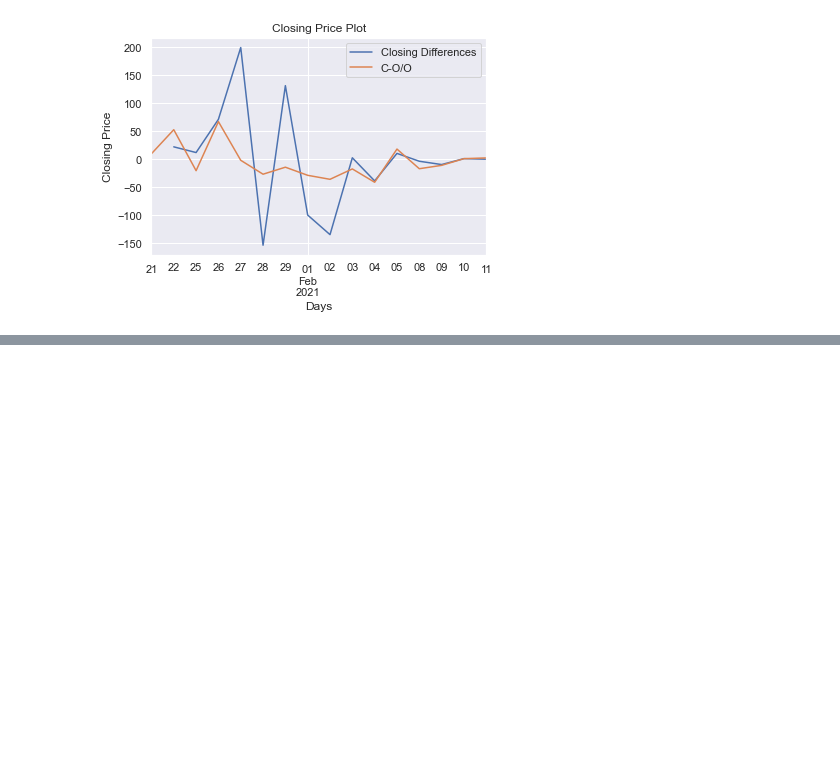
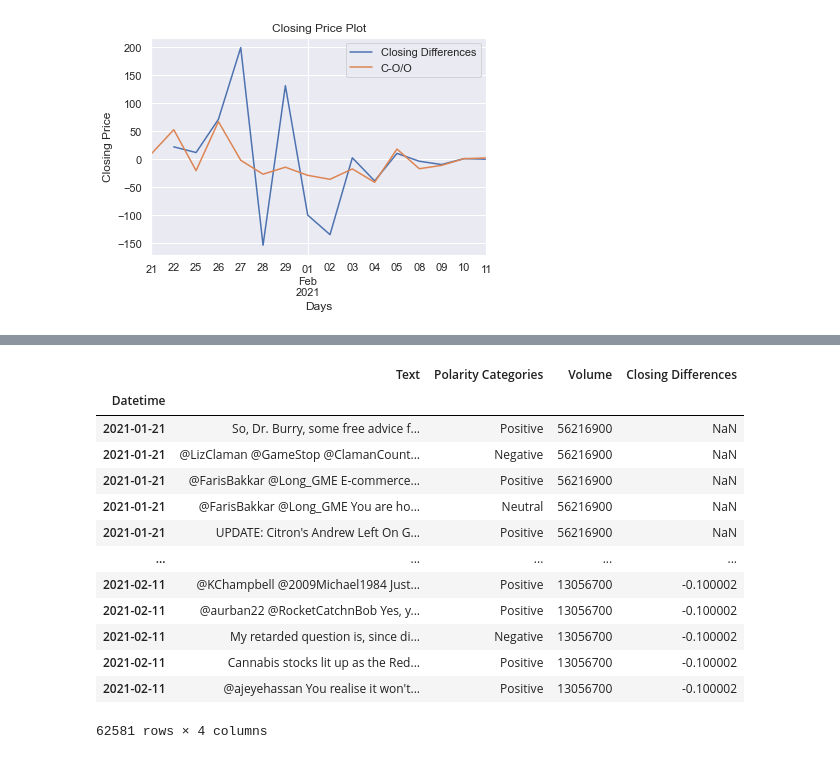
Before and after one commit to daanishali921/twitter_sentiment_stock_trend_predictor, a Jupyter notebook: scrap_book.ipynb, the cells around one changed output, grey strips where cells are left out. Drawn from its saved outputs; the diff is of its cells as text; code cells hidden in the pictures; blank space fills up the shorter version.

Commit message:
merging dataframes (not complete)

```diff
--- a/scrap_book.ipynb
+++ b/scrap_book.ipynb
@@ -239,7 +261,7 @@ data_stock_gme.index = data_stock_gme.index.tz_localize(tz=None)
 # %% [output]
 [*********************100%***********************]  1 of 1 completed
 # %%
-data_stock_gme['Closing Differences'] = data_stock_gme['Close'].diff()
+data_stock_gme['Closing Differences'] = data_stock_gme['Adj Close'].diff()
 data_stock_gme['C-O/O'] = ((data_stock_gme['Close']-data_stock_gme['Open'])/data_stock_gme['Open'])*100
 # %%
 # Plot
@@ -276,0 +278,2 @@ data_stock_gme
+# %%
+data_stock_gme.index = data_stock_gme.index.rename(name='Datetime')
@@ -276,0 +301,21 @@ data_stock_gme
+# %%
+df_merged = df_sorted_dates.merge(data_stock_gme, how='right', left_index=True, right_index=True)
+# %%
+df_merged_filtered = df_merged[['Text', 'Polarity Categories', 'Volume', 'Closing Differences']]
+# %%
+df_merged_filtered
+# %% [output]
+|  | Text | Polarity Categories | Volume | Closing Differences |
+| Datetime |  |  |  |  |
+| 2021-01-21 | So, Dr. Burry, some free advice f... | Positive | 56216900 | NaN |
+| 2021-01-21 | @LizClaman @GameStop @ClamanCount... | Negative | 56216900 | NaN |
+| 2021-01-21 | @FarisBakkar @Long_GME E-commerce... | Positive | 56216900 | NaN |
+| 2021-01-21 | @FarisBakkar @Long_GME You are ho... | Neutral | 56216900 | NaN |
+| 2021-01-21 | UPDATE: Citron's Andrew Left On G... | Positive | 56216900 | NaN |
+| ... | ... | ... | ... | ... |
+| 2021-02-11 | @KChampbell @2009Michael1984 Just... | Positive | 13056700 | -0.100002 |
+| 2021-02-11 | @aurban22 @RocketCatchnBob Yes, y... | Positive | 13056700 | -0.100002 |
+| 2021-02-11 | My retarded question is, since di... | Negative | 13056700 | -0.100002 |
+| 2021-02-11 | Cannabis stocks lit up as the Red... | Positive | 13056700 | -0.100002 |
+| 2021-02-11 | @ajeyehassan You realise it won't... | Positive | 13056700 | -0.100002 |
+62581 rows × 4 columns
```
Also changed, not shown: parts of 7 cells of this notebook.
